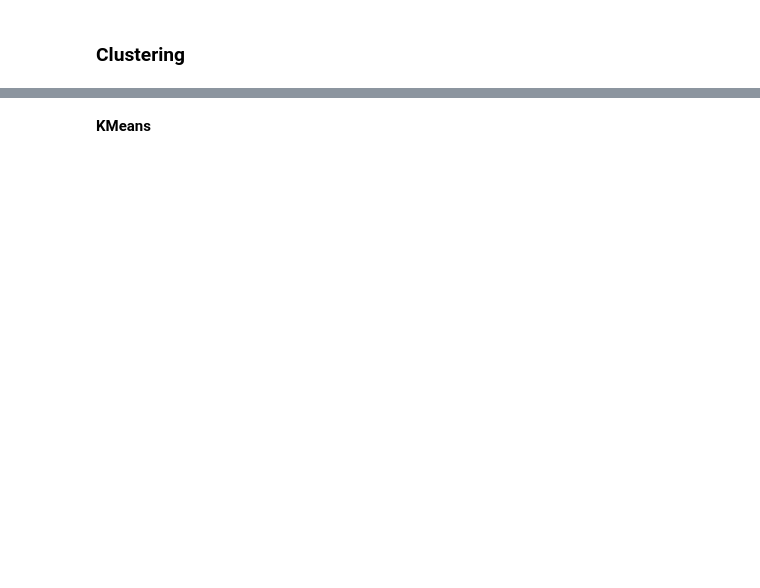
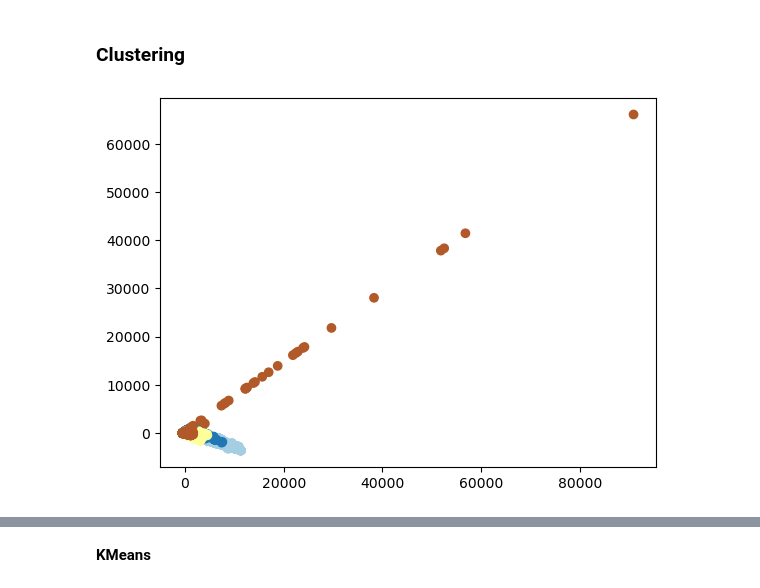
Before and after one commit to Oluwajuwon-O/project_notebooks, a Jupyter notebook: Unsupervised Learning.ipynb, the cells around one changed output, grey strips where cells are left out. Saved outputs shown, nothing was run; the diff lists cells and outputs as text; code cells hidden in the pictures; blank space fills up the shorter version.

```diff
--- a/Unsupervised Learning.ipynb
+++ b/Unsupervised Learning.ipynb
@@ -110,0 +129,9 @@ plt.show()
+# %%
+from sklearn.decomposition import PCA
+
+pca = PCA(n_components=0.95)
+# %%
+df_energy = df.iloc[:,2:10]
+# %%
+pca_trans = pca.fit_transform(df_energy)
+pca_df = pd.DataFrame(data=pca_trans, columns=['col1','col2'])
@@ -110,0 +150,5 @@ plt.show()
+# %%
+df_details.reset_index(drop=True, inplace=True)
+pca_df.reset_index(drop=True, inplace=True)
+
+df_pca = pd.concat([df_details,pca_df],axis=1)
@@ -114,0 +173,4 @@ df1_energy = df1[['energy','current','voltage']]
+# %%
+plt.scatter(df_pca['col1'],df_pca['col2'],c=df_pca['color_code']);
+# %% [output]
+[figure, added]
```
Also changed, not shown: parts of 13 cells of this notebook.
